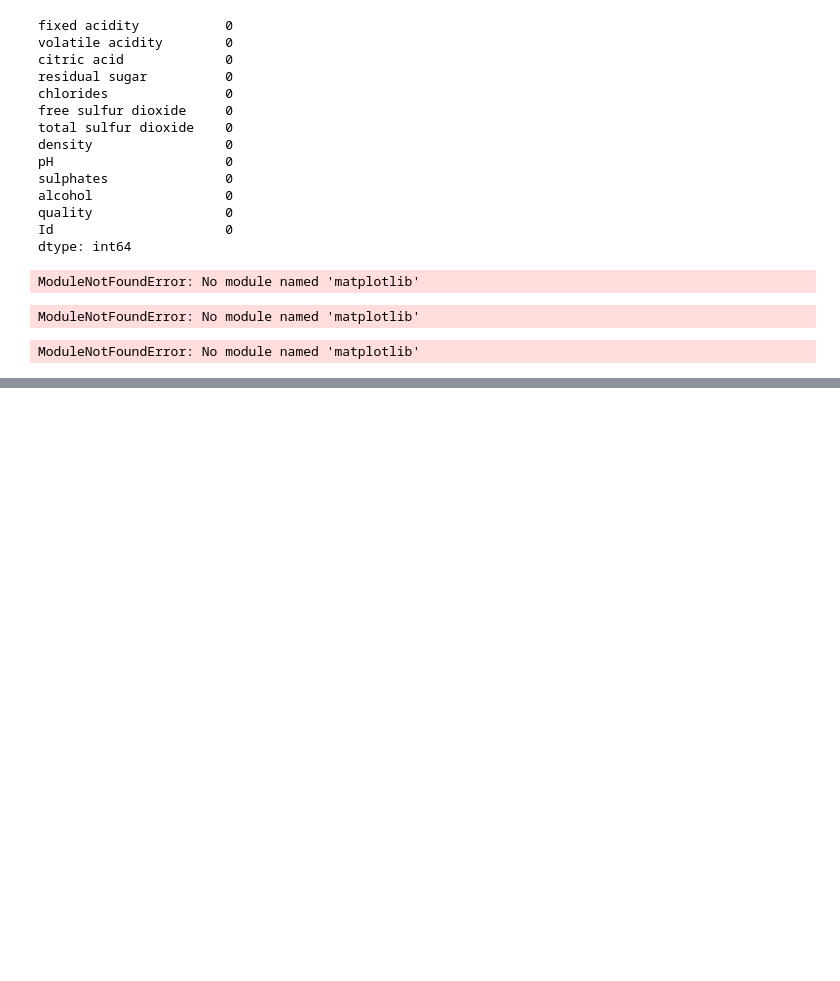
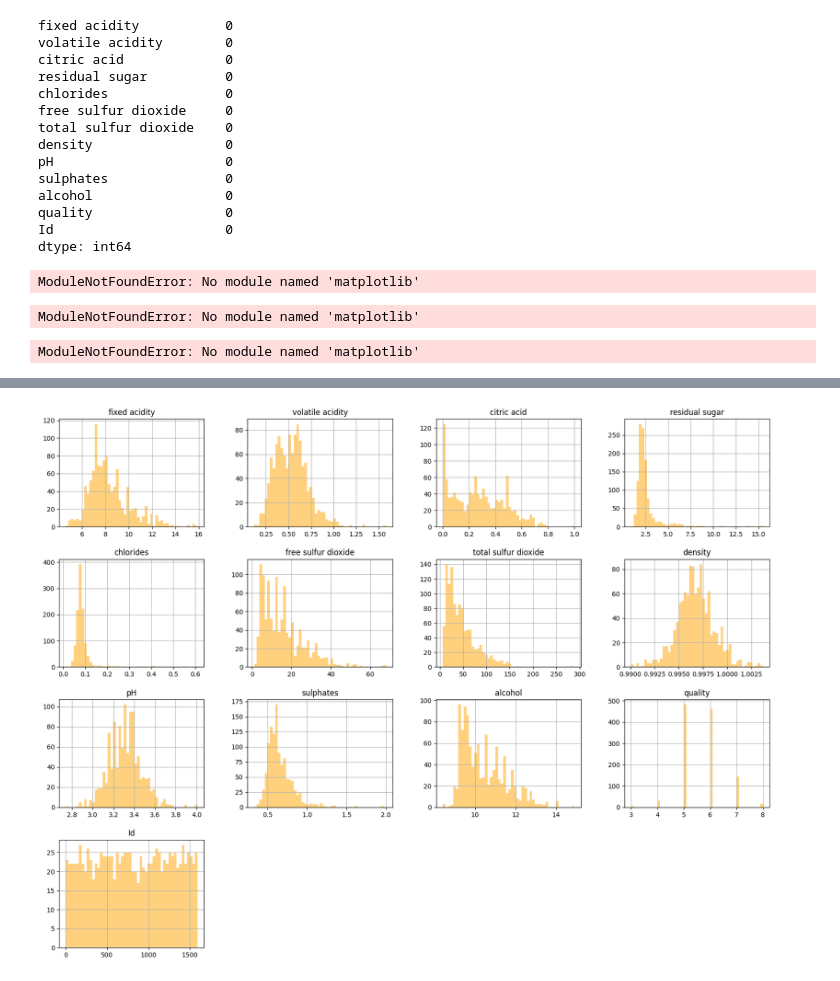
Before and after one commit to axk173030/End_To_End_ML_Project, a Jupyter notebook: research/Experiment.ipynb, the cells around one changed output, grey strips where cells are left out. Saved outputs shown, nothing was run; the diff lists cells and outputs as text; code cells hidden in the pictures; blank space fills up the shorter version.

```diff
--- a/research/Experiment.ipynb
+++ b/research/Experiment.ipynb
@@ -111,0 +129,5 @@ ModuleNotFoundError: No module named 'matplotlib'
+# %%
+wines.hist(bins=50, figsize=(20,15),color='orange', alpha=0.5)
+plt.show()
+# %% [output]
+[figure, added]
```
Also changed, not shown: parts of 14 cells of this notebook, 2 other files.
